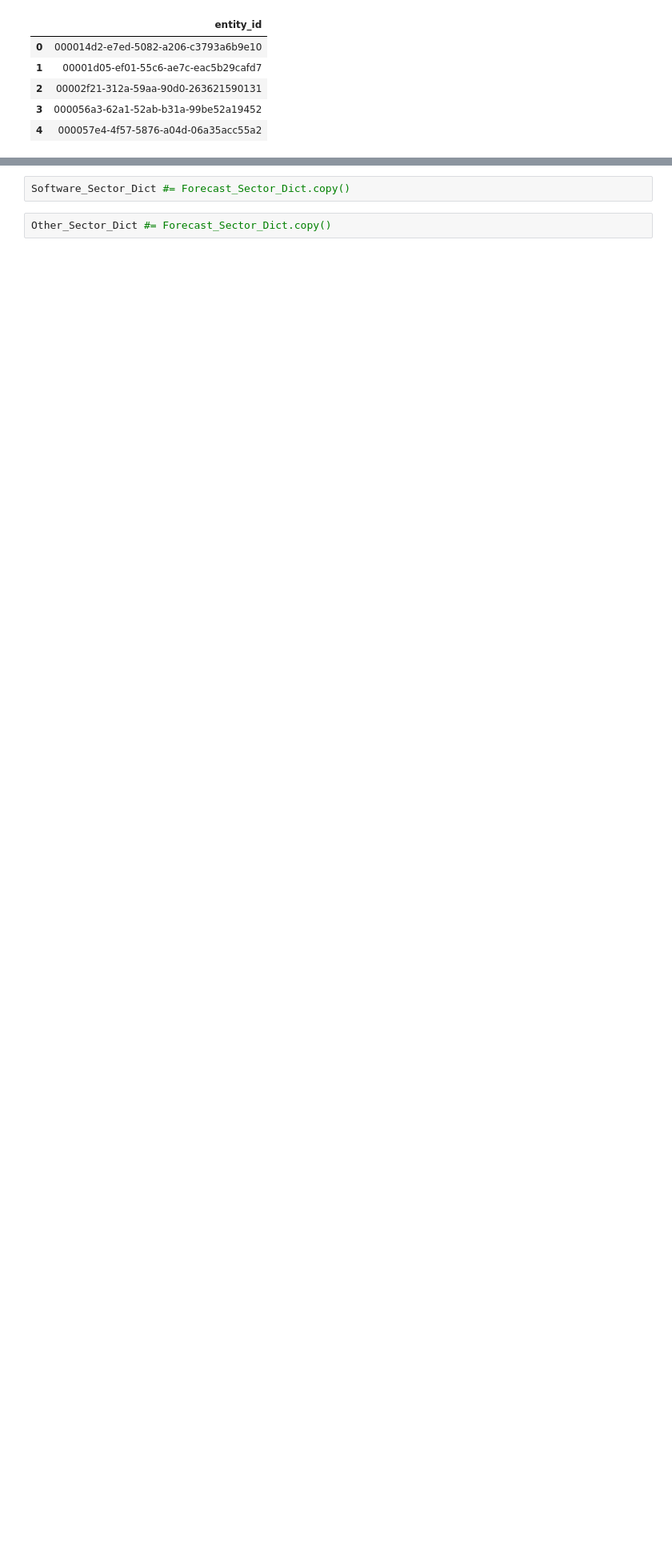
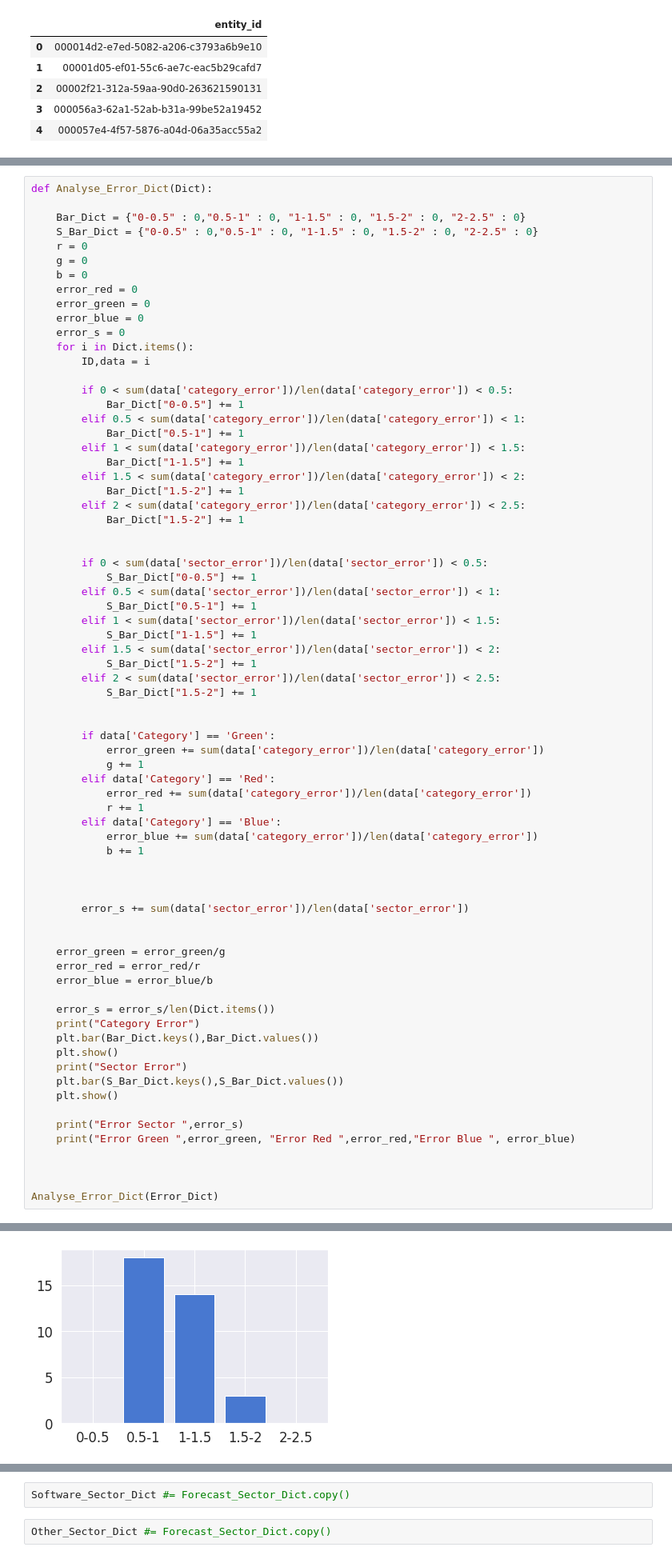
Before and after one commit to SaiChaitanya-ON/Personalized-Sector-with-Knowledge-Graph, a Jupyter notebook: notebooks/Revenue_Growth_Revenue_Graph.ipynb, the cells around one changed output, grey strips where cells are left out. Shown at 80% size. Cells and saved outputs as stored; diff of their text form; blank space fills up the shorter version.

```diff
--- a/notebooks/Revenue_Growth_Revenue_Graph.ipynb
+++ b/notebooks/Revenue_Growth_Revenue_Graph.ipynb
@@ -942,0 +1018,73 @@ category_curve_error  0.11559250580176153 sector_curve_error  0.1294655841290313
+# %%
+def Analyse_Error_Dict(Dict):
+
+    Bar_Dict = {"0-0.5" : 0,"0.5-1" : 0, "1-1.5" : 0, "1.5-2" : 0, "2-2.5" : 0}
+    S_Bar_Dict = {"0-0.5" : 0,"0.5-1" : 0, "1-1.5" : 0, "1.5-2" : 0, "2-2.5" : 0}
+    r = 0
+    g = 0
+    b = 0
+    error_red = 0
+    error_green = 0
+    error_blue = 0
+    error_s = 0
+    for i in Dict.items():
+        ID,data = i
+
+        if 0 < sum(data['category_error'])/len(data['category_error']) < 0.5:
+            Bar_Dict["0-0.5"] += 1
+        elif 0.5 < sum(data['category_error'])/len(data['category_error']) < 1:
+            Bar_Dict["0.5-1"] += 1
+        elif 1 < sum(data['category_error'])/len(data['category_error']) < 1.5:
+            Bar_Dict["1-1.5"] += 1
+        elif 1.5 < sum(data['category_error'])/len(data['category_error']) < 2:
+            Bar_Dict["1.5-2"] += 1
+        elif 2 < sum(data['category_error'])/len(data['category_error']) < 2.5:
+            Bar_Dict["1.5-2"] += 1
+
+
+        if 0 < sum(data['sector_error'])/len(data['sector_error']) < 0.5:
+            S_Bar_Dict["0-0.5"] += 1
+        elif 0.5 < sum(data['sector_error'])/len(data['sector_error']) < 1:
+            S_Bar_Dict["0.5-1"] += 1
+        elif 1 < sum(data['sector_error'])/len(data['sector_error']) < 1.5:
+            S_Bar_Dict["1-1.5"] += 1
+        elif 1.5 < sum(data['sector_error'])/len(data['sector_error']) < 2:
+            S_Bar_Dict["1.5-2"] += 1
+        elif 2 < sum(data['sector_error'])/len(data['sector_error']) < 2.5:
+            S_Bar_Dict["1.5-2"] += 1
+
+
+        if data['Category'] == 'Green':
+            error_green += sum(data['category_error'])/len(data['category_error'])
+            g += 1
+        elif data['Category'] == 'Red':
+            error_red += sum(data['category_error'])/len(data['category_error'])
+            r += 1
+        elif data['Category'] == 'Blue':
+            error_blue += sum(data['category_error'])/len(data['category_error'])
+            b += 1
+
+
+
+        error_s += sum(data['sector_error'])/len(data['sector_error'])
+
+
+    error_green = error_green/g
+    error_red = error_red/r
+    error_blue = error_blue/b
+
+    error_s = error_s/len(Dict.items())
+    print("Category Error")
+    plt.bar(Bar_Dict.keys(),Bar_Dict.values())
+    plt.show()
+    print("Sector Error")
+    plt.bar(S_Bar_Dict.keys(),S_Bar_Dict.values())
+    plt.show()
+
+    print("Error Sector ",error_s)
+    print("Error Green ",error_green, "Error Red ",error_red,"Error Blue ", error_blue)
+
+
+
+Analyse_Error_Dict(Error_Dict)
+# %% [output]
@@ -942,0 +1092 @@ category_curve_error  0.11559250580176153 sector_curve_error  0.1294655841290313
+[figure, added]
```
Also changed, not shown: parts of 21 cells of this notebook, 1 other file.
